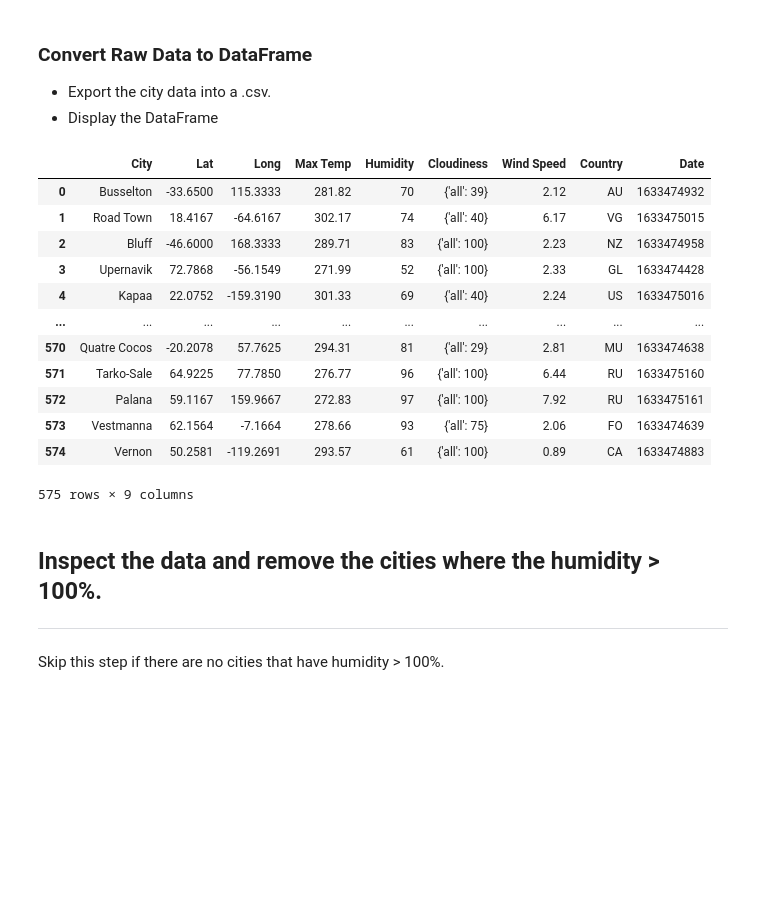
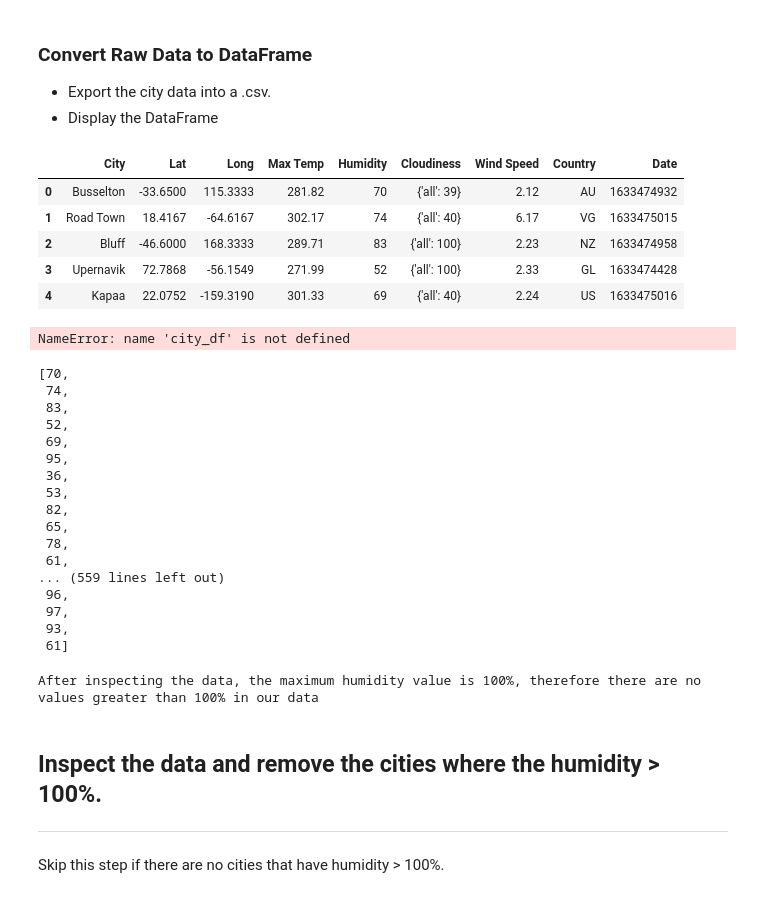
Before and after one commit to margoterudy/python-api-challenge, a Jupyter notebook: WeatherPy.ipynb, the cells around one changed output. Saved outputs shown, nothing was run; the diff lists cells and outputs as text; code cells hidden in the pictures; blank space fills up the shorter version.

```diff
--- a/WeatherPy.ipynb
+++ b/WeatherPy.ipynb
@@ -134,37 +134,62 @@ Processing record 575|vernon
 # %%
 #Create Dataframe
 
 
 weather_df = {
     "City":city_name,
     "Lat":lat,
     "Long":long,
     "Max Temp":max_temp,
     "Humidity":humidity,
     "Cloudiness":cloudiness,
     "Wind Speed":wind_speed,
     "Country":country,
     "Date":date,
 }
 
 
 #Display DF
 weather_df =pd.DataFrame(weather_df)
-weather_df.head(575)
+weather_df.head()
 # %% [output]
 |  | City | Lat | Long | Max Temp | Humidity | Cloudiness | Wind Speed | Country | Date |
 | 0 | Busselton | -33.6500 | 115.3333 | 281.82 | 70 | {'all': 39} | 2.12 | AU | 1633474932 |
 | 1 | Road Town | 18.4167 | -64.6167 | 302.17 | 74 | {'all': 40} | 6.17 | VG | 1633475015 |
 | 2 | Bluff | -46.6000 | 168.3333 | 289.71 | 83 | {'all': 100} | 2.23 | NZ | 1633474958 |
 | 3 | Upernavik | 72.7868 | -56.1549 | 271.99 | 52 | {'all': 100} | 2.33 | GL | 1633474428 |
 | 4 | Kapaa | 22.0752 | -159.3190 | 301.33 | 69 | {'all': 40} | 2.24 | US | 1633475016 |
-| ... | ... | ... | ... | ... | ... | ... | ... | ... | ... |
-| 570 | Quatre Cocos | -20.2078 | 57.7625 | 294.31 | 81 | {'all': 29} | 2.81 | MU | 1633474638 |
-| 571 | Tarko-Sale | 64.9225 | 77.7850 | 276.77 | 96 | {'all': 100} | 6.44 | RU | 1633475160 |
-| 572 | Palana | 59.1167 | 159.9667 | 272.83 | 97 | {'all': 100} | 7.92 | RU | 1633475161 |
-| 573 | Vestmanna | 62.1564 | -7.1664 | 278.66 | 93 | {'all': 75} | 2.06 | FO | 1633474639 |
-| 574 | Vernon | 50.2581 | -119.2691 | 293.57 | 61 | {'all': 100} | 0.89 | CA | 1633474883 |
-575 rows × 9 columns
+# %%
+city_df = city_df.rename_axis('City ID')
+
+#Exporting data to csv
+city_df.to_csv("output_csv/city.csv")
+# %% [output]
+NameError: name 'city_df' is not defined
+# %%
+humidity
+# %% [output]
+[70,
+ 74,
+ 83,
+ 52,
+ 69,
+ 95,
+ 36,
+ 53,
+ 82,
+ 65,
+ 78,
+ 61,
+... (559 lines left out)
+ 96,
+ 97,
+ 93,
+ 61]
+# %%
+
+print("After inspecting the data, the maximum humidity value is 100%, therefore there are no values greater than 100% in our data")
+# %% [output]
+After inspecting the data, the maximum humidity value is 100%, therefore there are no values greater than 100% in our data
 # %% [markdown]
 ## Inspect the data and remove the cities where the humidity > 100%.
 ----
```
Also changed, not shown: 1 other file.
